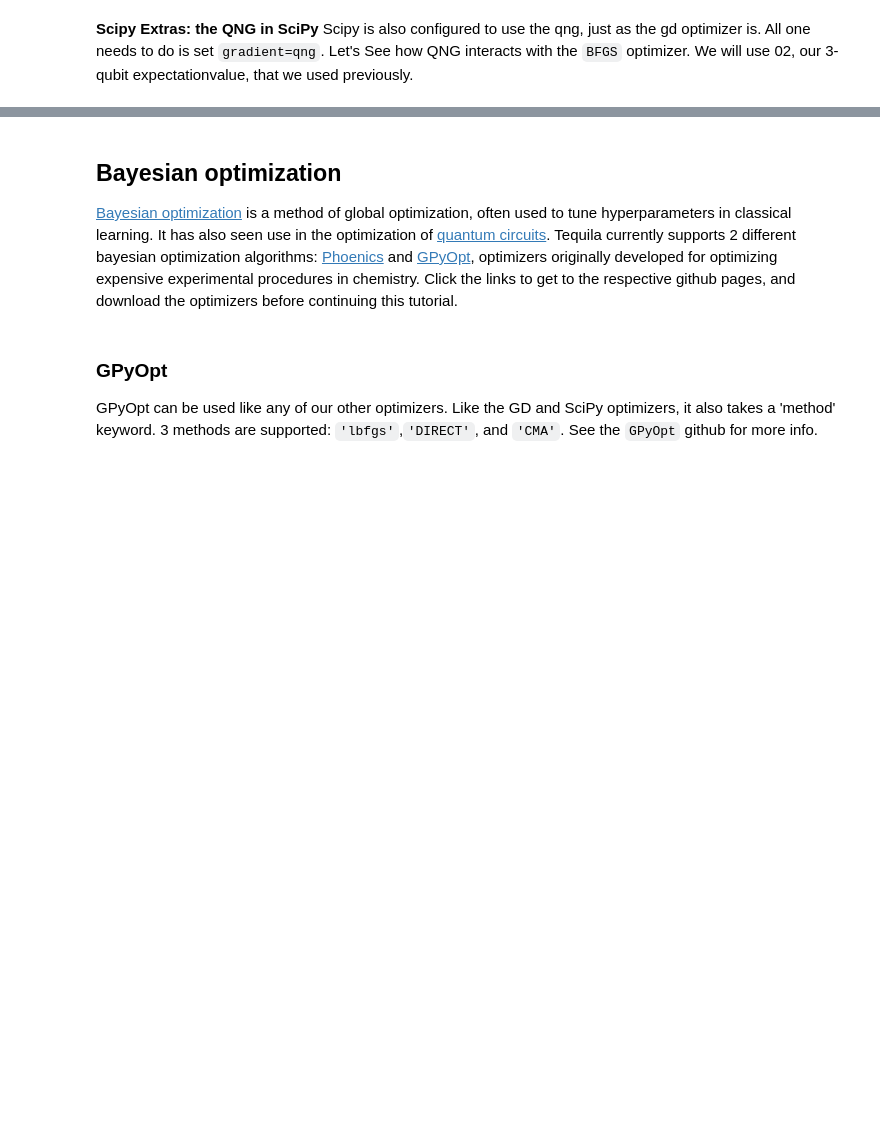
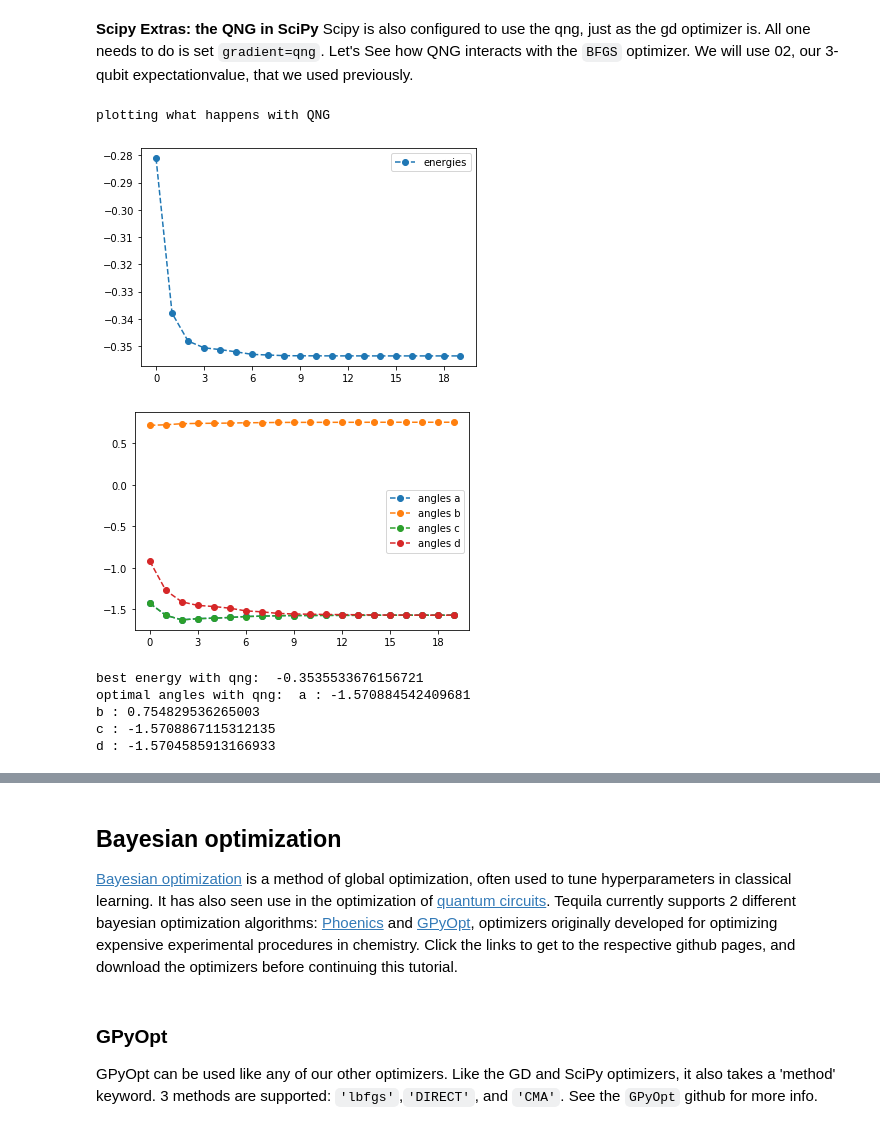
Before and after one commit to tequilahub/tequila, a Jupyter notebook: tutorials/Optimizer_Tutorial.ipynb, the cells around one changed output, grey strips where cells are left out. Saved outputs shown, nothing was run; the diff lists cells and outputs as text; code cells hidden in the pictures; blank space fills up the shorter version.

```diff
--- a/tutorials/Optimizer_Tutorial.ipynb
+++ b/tutorials/Optimizer_Tutorial.ipynb
@@ -323,15 +429,25 @@ Scipy allows for the use of numerical gradients. To use them, pass down keywords
 Scipy is also configured to use the qng, just as the gd optimizer is. All one needs to do is set `gradient=qng`. Let's See how QNG interacts with the `BFGS` optimizer. We will use 02, our 3-qubit expectationvalue, that we used previously.
 # %%
 init={k:np.random.uniform(-2,2) for k in ['a','b','c','d']}
+lr=0.01
 bfgs_qng_result = tq.minimize(objective=O2,
                      gradient='qng',
                      method='bfgs', maxiter=200,lr=lr,
                      initial_values=init, silent=True)
 print('plotting what happens with QNG')
 bfgs_qng_result.history.plot('energies')
 bfgs_qng_result.history.plot('angles')
 print('best energy with qng: ',bfgs_qng_result.energy)
 print('optimal angles with qng: ',bfgs_qng_result.angles)
+# %% [output]
+plotting what happens with QNG
+[figure, added]
+[figure, added]
+best energy with qng:  -0.3535533676156721
+optimal angles with qng:  a : -1.570884542409681
+b : 0.754829536265003
+c : -1.5708867115312135
+d : -1.5704585913166933
 # %%
 bfgs_noqng_result = tq.minimize(objective=O2,
                      gradient=None,
```
Also changed, not shown: parts of 39 cells of this notebook, 4 other files.
